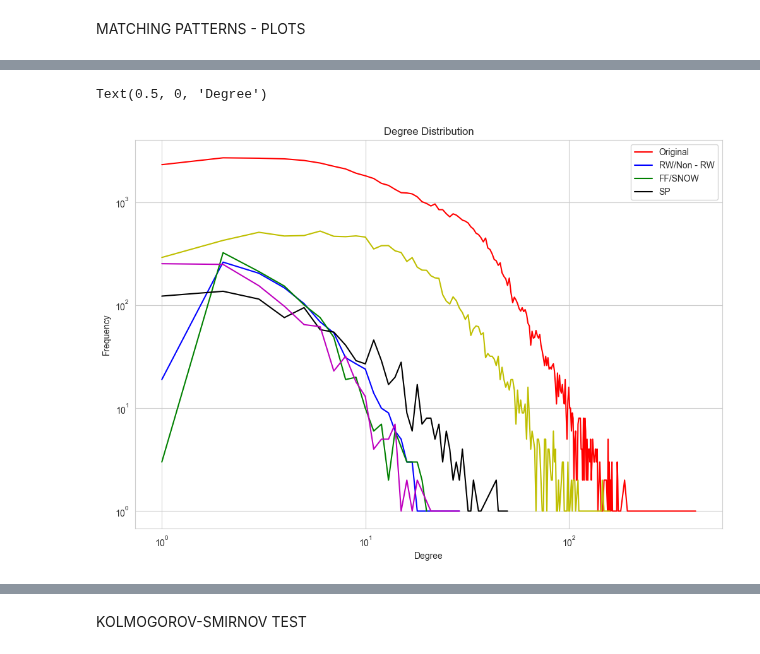
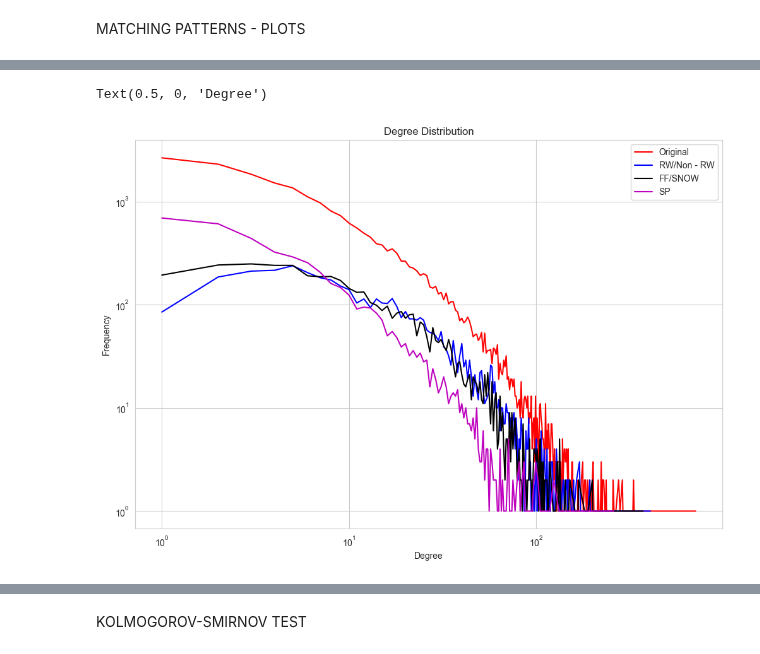
Before and after one commit to kyriakosar/Sampling-from-Networks, a Jupyter notebook: facebook_dataset.ipynb, the cells around one changed output, grey strips where cells are left out. Saved outputs shown, nothing was run; the diff lists cells and outputs as text; code cells hidden in the pictures.

```diff
--- a/facebook_dataset.ipynb
+++ b/facebook_dataset.ipynb
@@ -18,7 +18,7 @@ GRAPH READER
 ts = time.time()
 from littleballoffur.data_reader import GraphReader
 
-reader = GraphReader('HR')
+reader = GraphReader('facebook')
 
 graph = reader.get_graph()
 time.time() - ts
@@ -38,7 +38,7 @@ ts = time.time()
 
 from littleballoffur.exploration_sampling import RandomWalkSampler
 
-sampler = RandomWalkSampler(20000)
+sampler = RandomWalkSampler(4494)
 
 rw_graph = sampler.sample(graph)
 
@@ -76,7 +76,7 @@ ts = time.time()
 
 from littleballoffur.exploration_sampling import ForestFireSampler
 
-sampler = ForestFireSampler(20000)
+sampler = ForestFireSampler(4494)
 
 ff_graph = sampler.sample(graph)
 
@@ -95,7 +95,7 @@ ts = time.time()
 
 from littleballoffur.exploration_sampling import ShortestPathSampler
 
-sampler = ShortestPathSampler(20000)
+sampler = ShortestPathSampler(4494)
 
 sp_graph = sampler.sample(graph)
 
@@ -287,20 +287,20 @@ time.time() - ts
 # %%
 plt.figure(figsize=(12, 8))
 plt.loglog(deg, cnt, 'r-', label='original')
 plt.loglog(deg1,cnt1, 'b-', label='RW')
-plt.loglog(deg2,cnt2,'g-', label='Non - RW')
+# plt.loglog(deg2,cnt2,'g-', label='Non - RW')
 plt.loglog(deg3, cnt3, 'k-', label='FF')
 plt.loglog(deg4, cnt4, 'm-', label='SP')
-plt.loglog(deg5, cnt5, 'y-', label='SNOW')
+# plt.loglog(deg5, cnt5, 'y-', label='SNOW')
 plt.legend(['Original','RW/Non - RW','FF/SNOW','SP'])
 plt.title("Degree Distribution")
 plt.ylabel("Frequency")
 plt.yscale('log')
 # plt.xscale('log')
 plt.xlabel("Degree")
 # %% [output]
 Text(0.5, 0, 'Degree')
-[figure, old version]
+[figure, new version]
 # %%
 # def degree_clustering(G):
 #    degree = G.degree()
```
Also changed, not shown: parts of 19 cells of this notebook, 4 other files.
